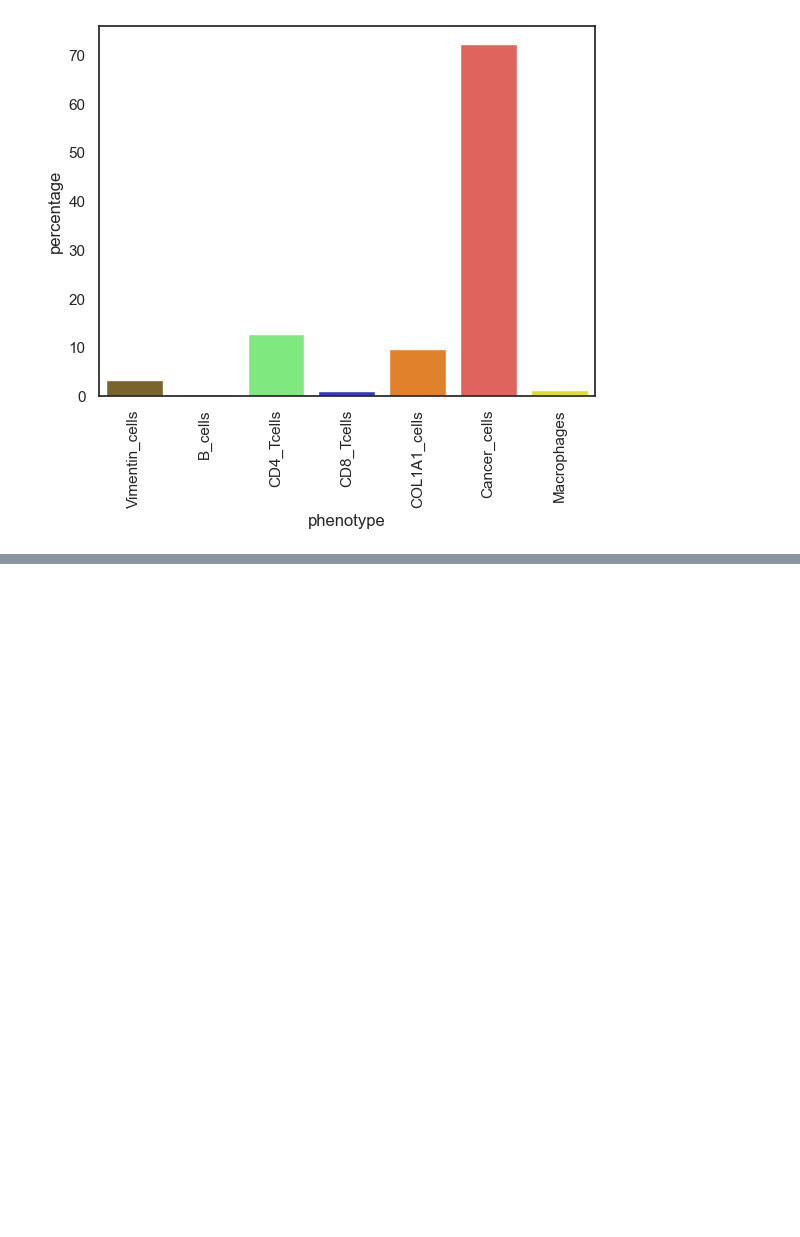
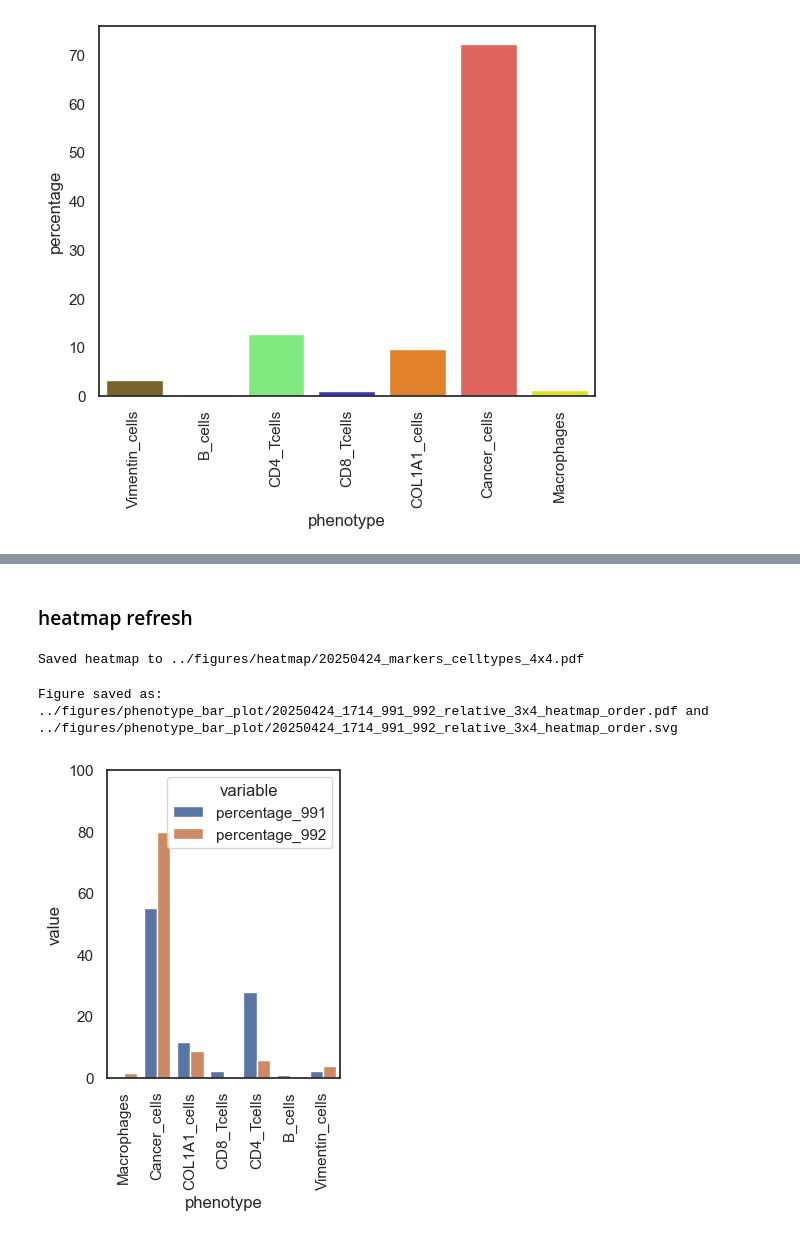
Before and after one commit to josenimo/P26_DA, a Jupyter notebook: nbs/3_compare_991_992_phenotypes.ipynb, the cells around one changed output, grey strips where cells are left out. Saved outputs shown, nothing was run; the diff lists cells and outputs as text; code cells hidden in the pictures; blank space fills up the shorter version.

```diff
--- a/nbs/3_compare_991_992_phenotypes.ipynb
+++ b/nbs/3_compare_991_992_phenotypes.ipynb
@@ -789,0 +905,2 @@ Passing `palette` without assigning `hue` is deprecated and will be removed in v
+# %% [markdown]
+### heatmap refresh
@@ -789,0 +909,31 @@ Passing `palette` without assigning `hue` is deprecated and will be removed in v
+# %%
+sm.pl.heatmap(
+    adata=adata,
+    groupBy="phenotype",
+    # layer="log",
+    # subsetGroups=["B_cells","Vimentin_cells", "CD4_Tcells", "CD8_Tcells", "COL1A1_cells", "Cancer_cells", "Macrophages"],
+    subsetMarkers = ['mean_Vimentin', 'mean_CD3e', 'mean_panCK', 'mean_CD8', 'mean_COL1A1','mean_CD20', 'mean_CD68'],
+    clusterRows=True,
+    clusterColumns=True,
+    standardScale="column",
+    showPrevalence=True,
+    figsize=(4,4),
+    vmin=-1.5, vmax=1.5,
+    saveDir = '../figures/heatmap/',
+    fileName = '20250424_markers_celltypes_4x4.pdf'
+    )
+# %% [output]
+Saved heatmap to ../figures/heatmap/20250424_markers_celltypes_4x4.pdf
+# %%
+col_order = ["Vimentin_cells", "B_cells", "CD4_Tcells","CD8_Tcells", "COL1A1_cells", "Cancer_cells", "Macrophages"]
+# %%
+fig,ax = plt.subplots(figsize=(3,4))
+sns.barplot(data=df_melt, x="phenotype", y="value", hue='variable', order=col_order[::-1])
+plt.ylim(0,100)
+plt.xticks(rotation=90)
+from opendvp import utils
+utils.export_figure(fig, path="../figures/phenotype_bar_plot", suffix="991_992_relative_3x4_heatmap_order")
+plt.show()
+# %% [output]
+Figure saved as: ../figures/phenotype_bar_plot/20250424_1714_991_992_relative_3x4_heatmap_order.pdf and ../figures/phenotype_bar_plot/20250424_1714_991_992_relative_3x4_heatmap_order.svg
+[figure, added]
```
Also changed, not shown: parts of 24 cells of this notebook, 9 other files.
